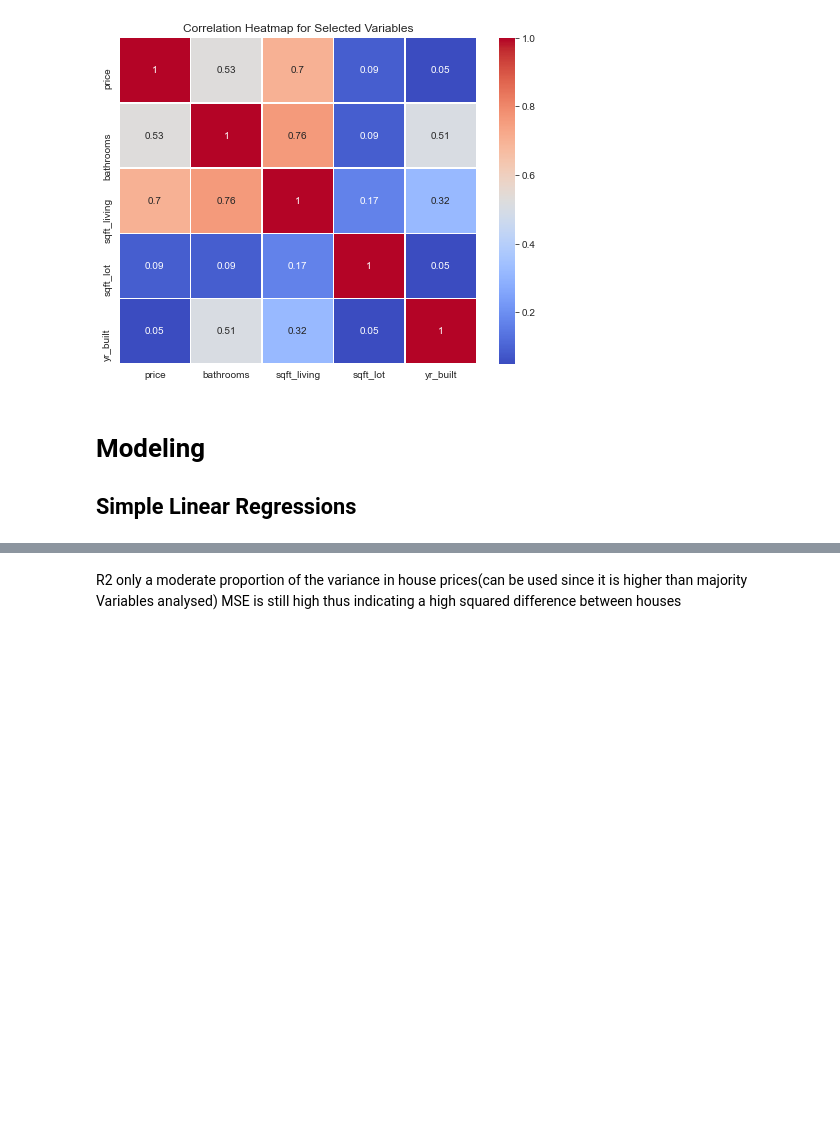
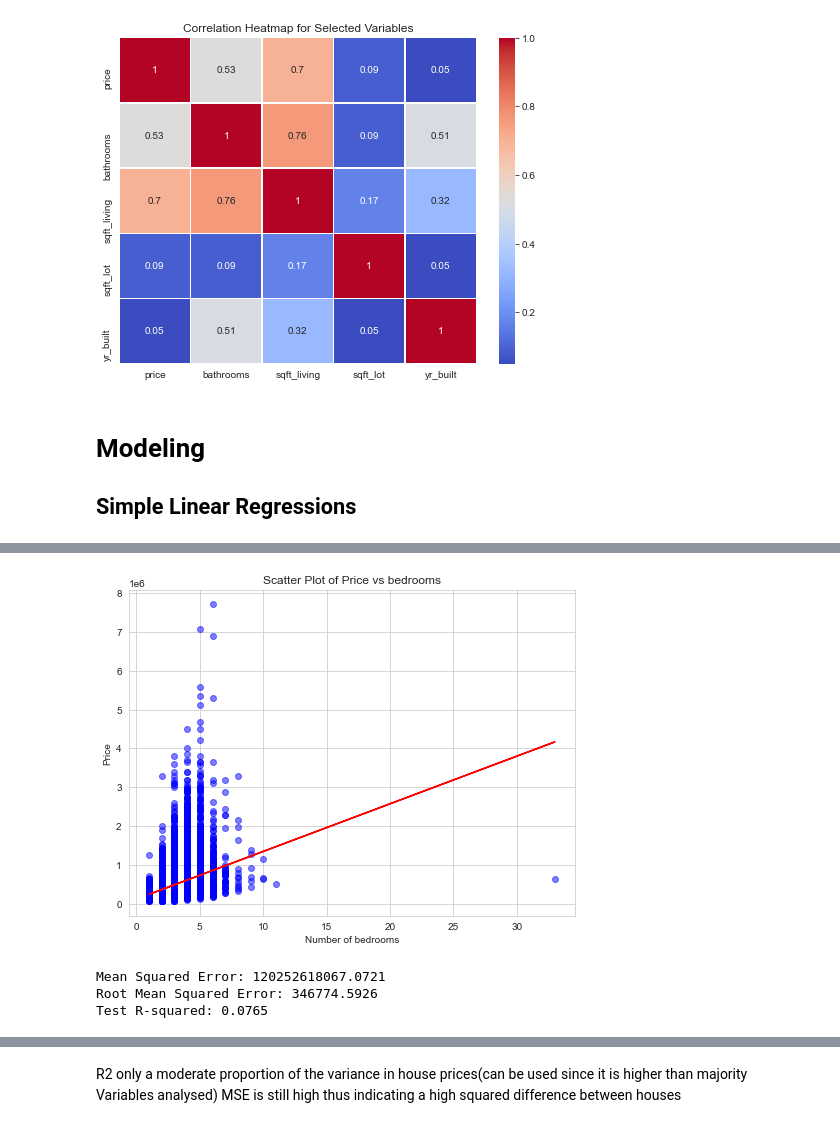
Before and after one commit to ggeorgekkariuki/Kings-Country-Housing-Project, a Jupyter notebook: student.ipynb, the cells around one changed output, grey strips where cells are left out. Drawn from its saved outputs; the diff is of its cells as text; code cells hidden in the pictures; blank space fills up the shorter version.

```diff
--- a/student.ipynb
+++ b/student.ipynb
@@ -916,0 +942,9 @@ def visualize_and_evaluate_regression(x, y):
+# %%
+x = pd.read_csv('data/kc_house_data.csv')[['bedrooms']] # Independent variable
+y = kc_data_encoded['price']
+visualize_and_evaluate_regression(x, y, variable_name='bedrooms')
+# %% [output]
+[figure, added]
+Mean Squared Error: 120252618067.0721
+Root Mean Squared Error: 346774.5926
+Test R-squared: 0.0765
```
Also changed, not shown: parts of 40 cells of this notebook.
